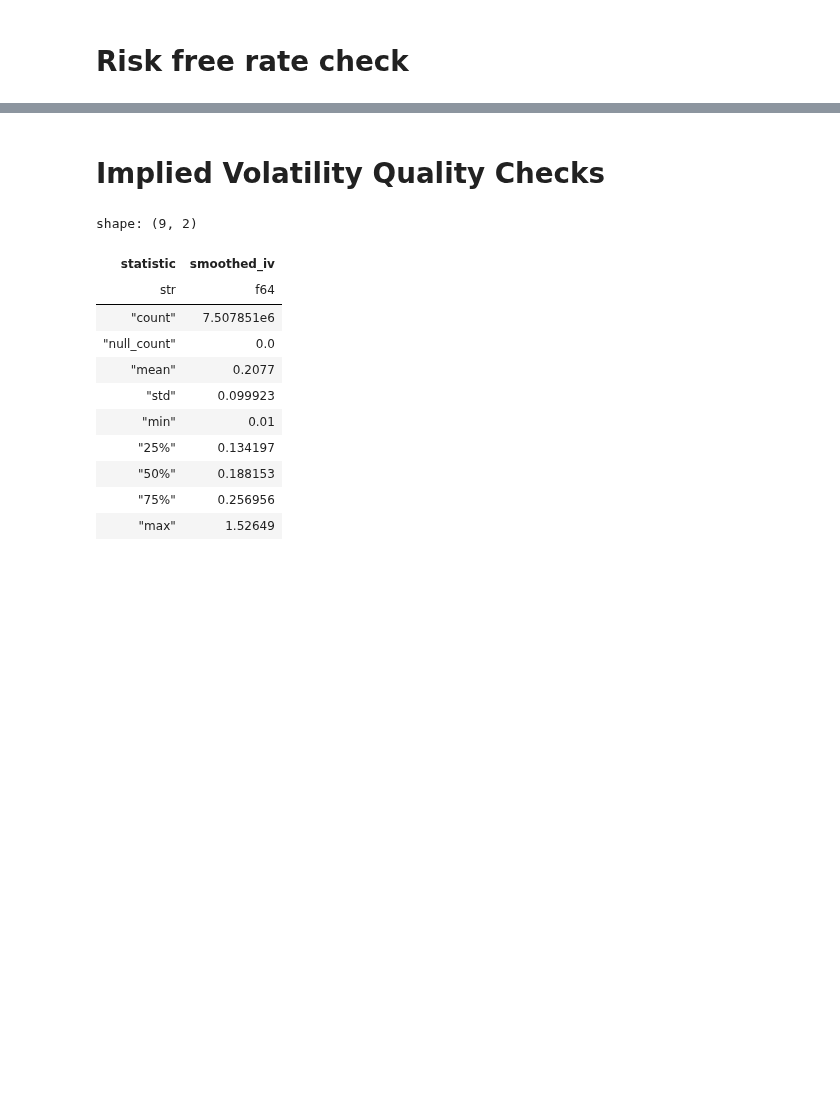
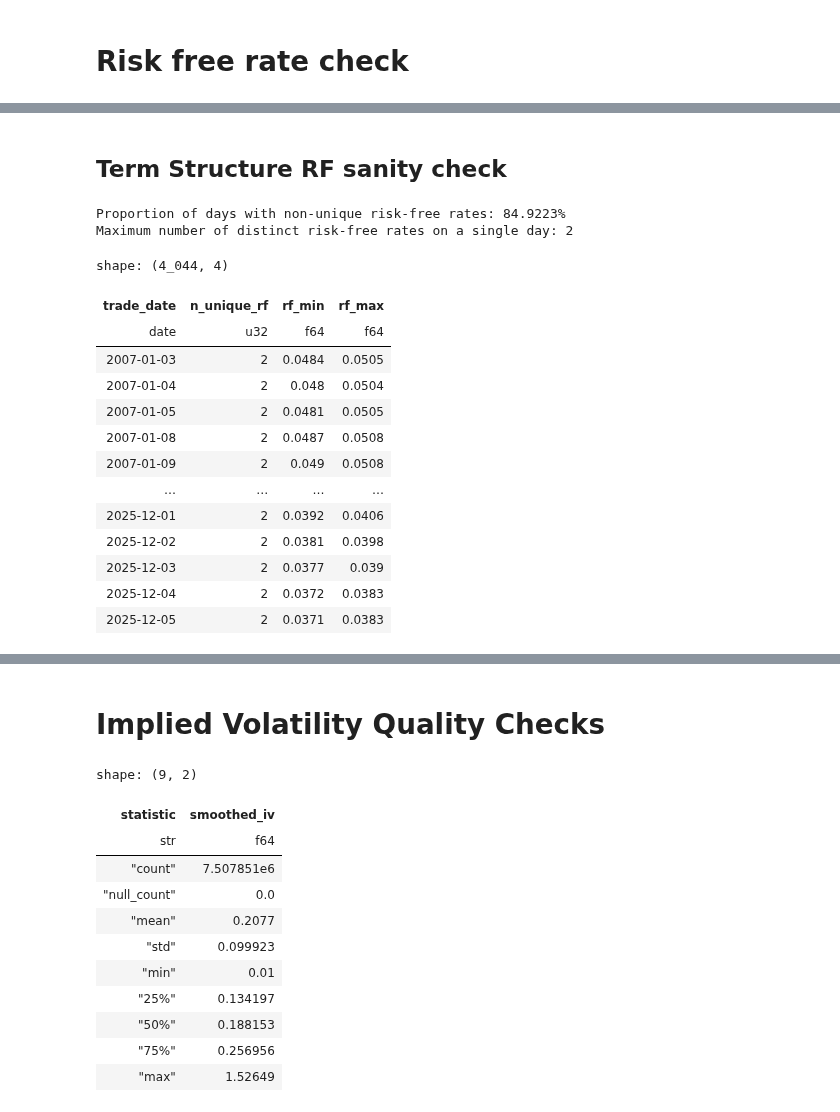
Before and after one commit to anthonymakarewicz/volatility-trading, a Jupyter notebook: notebooks/orats_spx_panel_eda_validation.ipynb, the cells around one changed output, grey strips where cells are left out. Saved outputs shown, nothing was run; the diff lists cells and outputs as text; code cells hidden in the pictures; blank space fills up the shorter version.

```diff
--- a/notebooks/orats_spx_panel_eda_validation.ipynb
+++ b/notebooks/orats_spx_panel_eda_validation.ipynb
@@ -784,0 +718,45 @@ shape: (4_044, 4)
+# %% [markdown]
+## Term Structure RF sanity check
+# %%
+rf_by_day = (
+    df
+    .group_by("trade_date")
+    .agg(
+        pl.col("risk_free_rate").n_unique().alias("n_unique_rf"),
+        pl.col("risk_free_rate").min().alias("rf_min"),
+        pl.col("risk_free_rate").max().alias("rf_max"),
+    )
+    .sort("trade_date")
+)
+
+# Days where more than one RF curve is used
+rf_multicurve_days = rf_by_day.filter(pl.col("n_unique_rf") > 1)
+
+n_days_total = rf_by_day.height
+n_days_multicurve = rf_multicurve_days.height
+max_rf_curves_per_day = rf_multicurve_days.select("n_unique_rf").max().item()
+
+print(
+    f"Proportion of days with non-unique risk-free rates: "
+    f"{n_days_multicurve / n_days_total:.4%}"
+)
+print("Maximum number of distinct risk-free rates on a single day:", max_rf_curves_per_day)
+
+rf_multicurve_days
+# %% [output]
+Proportion of days with non-unique risk-free rates: 84.9223%
+Maximum number of distinct risk-free rates on a single day: 2
+shape: (4_044, 4)
+| trade_date | n_unique_rf | rf_min | rf_max |
+| date | u32 | f64 | f64 |
+| 2007-01-03 | 2 | 0.0484 | 0.0505 |
+| 2007-01-04 | 2 | 0.048 | 0.0504 |
+| 2007-01-05 | 2 | 0.0481 | 0.0505 |
+| 2007-01-08 | 2 | 0.0487 | 0.0508 |
+| 2007-01-09 | 2 | 0.049 | 0.0508 |
+| … | … | … | … |
+| 2025-12-01 | 2 | 0.0392 | 0.0406 |
+| 2025-12-02 | 2 | 0.0381 | 0.0398 |
+| 2025-12-03 | 2 | 0.0377 | 0.039 |
+| 2025-12-04 | 2 | 0.0372 | 0.0383 |
+| 2025-12-05 | 2 | 0.0371 | 0.0383 |
```
Also changed, not shown: parts of 23 cells of this notebook, 3 other files.
